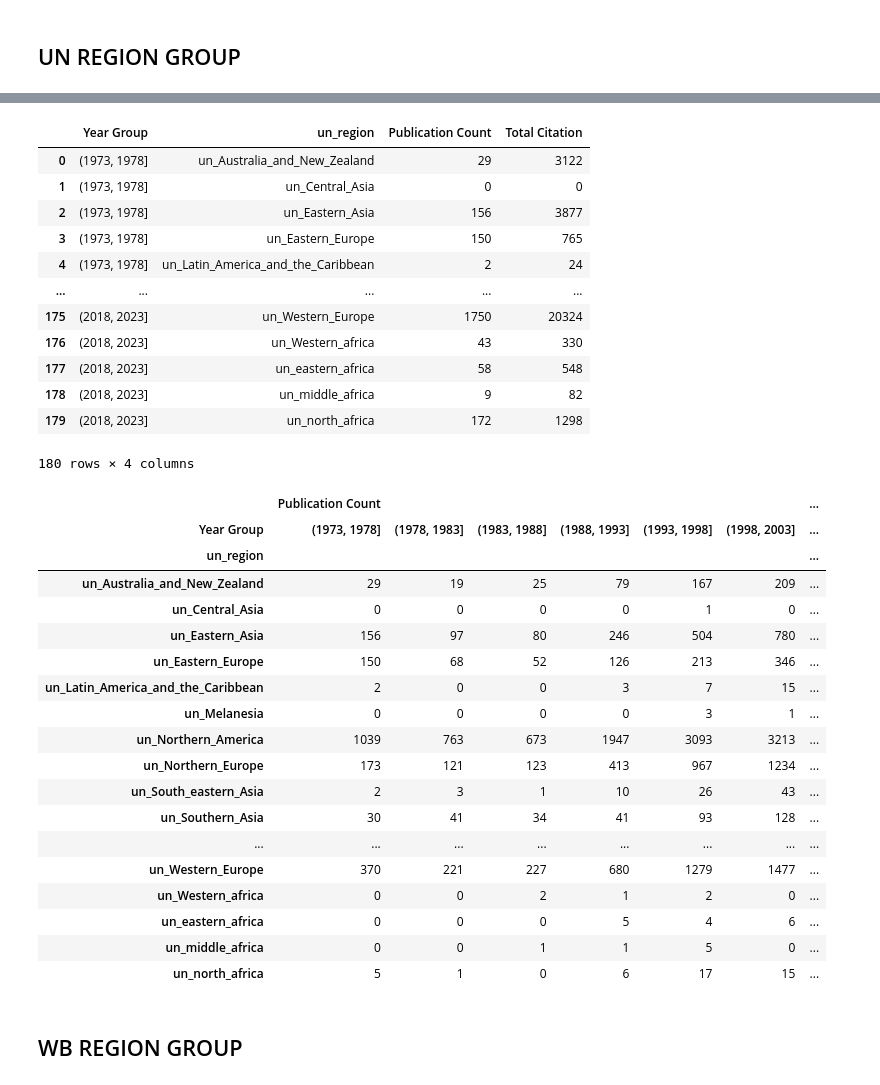
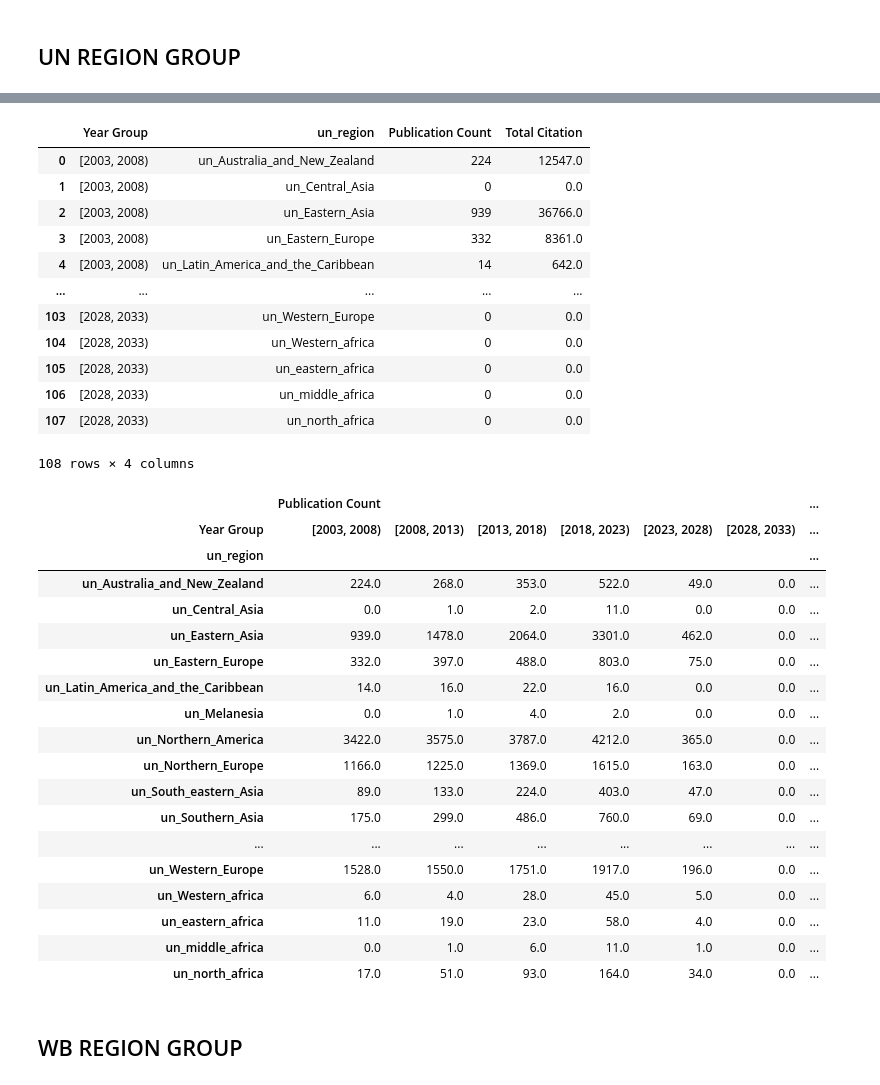
Before and after one commit to descartesmbogning/Deciphering_Bacteriophage_Revolution, a Jupyter notebook: 1_scholar_analysis_trend2.ipynb, the cells around one changed output, grey strips where cells are left out. Cells and saved outputs as stored; diff of their text form; code cells hidden in the pictures.

```diff
--- a/1_scholar_analysis_trend2.ipynb
+++ b/1_scholar_analysis_trend2.ipynb
@@ -38,6 +43,8 @@ def test_sig(x, y):
 # %%
 #Import data
-data = pd.read_pickle(f'D:\PROJECT/YORK UNIVERSITY/BACTERIOPHAGES/data_analyse/first_clean/data_scholar_all_year_merge.pkl')
+data = pd.read_pickle(f'/content/drive/MyDrive/YORKU PROJECT/JUDE/BACTERIOPHAGE/topic_probability_scholar_19.pkl').reset_index()
+# Filter based on 'Publication Year' column
+#data = data[data['Publication Year'] >= 2003]
 data = data.rename(columns={"UT (Unique WOS ID)": "wos_ID"}).set_index(['wos_ID'])
 data.head()
 # %% [output]
@@ -381,7 +321,7 @@ un_region_group = ['Addresses','un_north_africa','un_eastern_africa','un_middle_
     'un_Australia_and_New_Zealand','un_Melanesia','un_Micronesia','un_Polynesia']
 # %%
 #Import data
-un_region_group_data = pd.read_pickle(f'D:\PROJECT/YORK UNIVERSITY/BACTERIOPHAGES/data_analyse/countries_and_un_wb_region_income_all.pkl')#.reset_index()#[un_region_group]
+un_region_group_data = pd.read_pickle(f'/content/drive/MyDrive/YORKU PROJECT/JUDE/BACTERIOPHAGE/countries_and_un_wb_region_income_all.pkl')#.reset_index()#[un_region_group]
 
 # Only keep regions that are columns in the DataFrame
 un_region_group = [region for region in un_region_group if region in un_region_group_data.columns]#
@@ -461,7 +401,7 @@ final_merged_df.head(60)
 un_region_group_data2 = un_region_group_data_citation.reset_index()
 
 # Create a new column, 'Year Group', to indicate which 5-year group each row belongs to
-un_region_group_data2['Year Group'] = pd.cut(un_region_group_data2['Publication Year'], bins=range(1973, 2024, 5), right=True)
+un_region_group_data2['Year Group'] = pd.cut(un_region_group_data2['Publication Year'], bins=range(2003, 2035, 5), right=False)
 
 # Drop unnecessary columns
 un_region_group_data2.drop(['wos_ID', 'Publication Year', 'Addresses'], axis=1, inplace=True)
@@ -482,50 +422,50 @@ grouped.columns = ['Year Group', 'un_region', 'Publication Count',	'Total Citati
 grouped
 # %% [output]
 |  | Year Group | un_region | Publication Count | Total Citation |
-| 0 | (1973, 1978] | un_Australia_and_New_Zealand | 29 | 3122 |
-| 1 | (1973, 1978] | un_Central_Asia | 0 | 0 |
-| 2 | (1973, 1978] | un_Eastern_Asia | 156 | 3877 |
-| 3 | (1973, 1978] | un_Eastern_Europe | 150 | 765 |
-| 4 | (1973, 1978] | un_Latin_America_and_the_Caribbean | 2 | 24 |
+| 0 | [2003, 2008) | un_Australia_and_New_Zealand | 224 | 12547.0 |
+| 1 | [2003, 2008) | un_Central_Asia | 0 | 0.0 |
+| 2 | [2003, 2008) | un_Eastern_Asia | 939 | 36766.0 |
+| 3 | [2003, 2008) | un_Eastern_Europe | 332 | 8361.0 |
+| 4 | [2003, 2008) | un_Latin_America_and_the_Caribbean | 14 | 642.0 |
 | ... | ... | ... | ... | ... |
-| 175 | (2018, 2023] | un_Western_Europe | 1750 | 20324 |
-| 176 | (2018, 2023] | un_Western_africa | 43 | 330 |
-| 177 | (2018, 2023] | un_eastern_africa | 58 | 548 |
-| 178 | (2018, 2023] | un_middle_africa | 9 | 82 |
-| 179 | (2018, 2023] | un_north_africa | 172 | 1298 |
+| 103 | [2028, 2033) | un_Western_Europe | 0 | 0.0 |
+| 104 | [2028, 2033) | un_Western_africa | 0 | 0.0 |
+| 105 | [2028, 2033) | un_eastern_africa | 0 | 0.0 |
+| 106 | [2028, 2033) | un_middle_africa | 0 | 0.0 |
+| 107 | [2028, 2033) | un_north_africa | 0 | 0.0 |
-180 rows × 4 columns
+108 rows × 4 columns
 # %%
 # Pivot the DataFrame
 pivot_df = grouped.pivot(index='un_region', columns='Year Group', values=['Publication Count',	'Total Citation'])
 
 # Fill NaN values with 0
 #pivot_df.fillna(0, inplace=True)
 # Save data
-pivot_df.to_pickle(f'D:\PROJECT/YORK UNIVERSITY/BACTERIOPHAGES/data_analyse/table/un_region_list_count_citation_group_year.pkl')
-pivot_df.to_csv(f'D:\PROJECT/YORK UNIVERSITY/BACTERIOPHAGES/data_analyse/table/un_region_list_count_citation_group_year.csv')
+pivot_df.to_pickle(f'/content/drive/MyDrive/YORKU PROJECT/JUDE/BACTERIOPHAGE/un_region_list_count_citation_group_year.pkl')
+pivot_df.to_csv(f'/content/drive/MyDrive/YORKU PROJECT/JUDE/BACTERIOPHAGE/un_region_list_count_citation_group_year.csv')
 
 # Print the pivoted DataFrame
 pivot_df
 # %% [output]
 |  | Publication Count |  |  |  |  |  | ... |
-| Year Group | (1973, 1978] | (1978, 1983] | (1983, 1988] | (1988, 1993] | (1993, 1998] | (1998, 2003] | ... |
+| Year Group | [2003, 2008) | [2008, 2013) | [2013, 2018) | [2018, 2023) | [2023, 2028) | [2028, 2033) | ... |
 | un_region |  |  |  |  |  |  | ... |
-| un_Australia_and_New_Zealand | 29 | 19 | 25 | 79 | 167 | 209 | ... |
-| un_Central_Asia | 0 | 0 | 0 | 0 | 1 | 0 | ... |
-| un_Eastern_Asia | 156 | 97 | 80 | 246 | 504 | 780 | ... |
-| un_Eastern_Europe | 150 | 68 | 52 | 126 | 213 | 346 | ... |
-| un_Latin_America_and_the_Caribbean | 2 | 0 | 0 | 3 | 7 | 15 | ... |
-| un_Melanesia | 0 | 0 | 0 | 0 | 3 | 1 | ... |
-| un_Northern_America | 1039 | 763 | 673 | 1947 | 3093 | 3213 | ... |
-| un_Northern_Europe | 173 | 121 | 123 | 413 | 967 | 1234 | ... |
-| un_South_eastern_Asia | 2 | 3 | 1 | 10 | 26 | 43 | ... |
-| un_Southern_Asia | 30 | 41 | 34 | 41 | 93 | 128 | ... |
+| un_Australia_and_New_Zealand | 224.0 | 268.0 | 353.0 | 522.0 | 49.0 | 0.0 | ... |
+| un_Central_Asia | 0.0 | 1.0 | 2.0 | 11.0 | 0.0 | 0.0 | ... |
+| un_Eastern_Asia | 939.0 | 1478.0 | 2064.0 | 3301.0 | 462.0 | 0.0 | ... |
+| un_Eastern_Europe | 332.0 | 397.0 | 488.0 | 803.0 | 75.0 | 0.0 | ... |
+| un_Latin_America_and_the_Caribbean | 14.0 | 16.0 | 22.0 | 16.0 | 0.0 | 0.0 | ... |
+| un_Melanesia | 0.0 | 1.0 | 4.0 | 2.0 | 0.0 | 0.0 | ... |
+| un_Northern_America | 3422.0 | 3575.0 | 3787.0 | 4212.0 | 365.0 | 0.0 | ... |
+| un_Northern_Europe | 1166.0 | 1225.0 | 1369.0 | 1615.0 | 163.0 | 0.0 | ... |
+| un_South_eastern_Asia | 89.0 | 133.0 | 224.0 | 403.0 | 47.0 | 0.0 | ... |
+| un_Southern_Asia | 175.0 | 299.0 | 486.0 | 760.0 | 69.0 | 0.0 | ... |
 | ... | ... | ... | ... | ... | ... | ... | ... |
-| un_Western_Europe | 370 | 221 | 227 | 680 | 1279 | 1477 | ... |
-| un_Western_africa | 0 | 0 | 2 | 1 | 2 | 0 | ... |
-| un_eastern_africa | 0 | 0 | 0 | 5 | 4 | 6 | ... |
-| un_middle_africa | 0 | 0 | 1 | 1 | 5 | 0 | ... |
-| un_north_africa | 5 | 1 | 0 | 6 | 17 | 15 | ... |
+| un_Western_Europe | 1528.0 | 1550.0 | 1751.0 | 1917.0 | 196.0 | 0.0 | ... |
+| un_Western_africa | 6.0 | 4.0 | 28.0 | 45.0 | 5.0 | 0.0 | ... |
+| un_eastern_africa | 11.0 | 19.0 | 23.0 | 58.0 | 4.0 | 0.0 | ... |
+| un_middle_africa | 0.0 | 1.0 | 6.0 | 11.0 | 1.0 | 0.0 | ... |
+| un_north_africa | 17.0 | 51.0 | 93.0 | 164.0 | 34.0 | 0.0 | ... |
 # %% [markdown]
 ## WB REGION GROUP
 # %%
```
Also changed, not shown: parts of 55 cells of this notebook.
